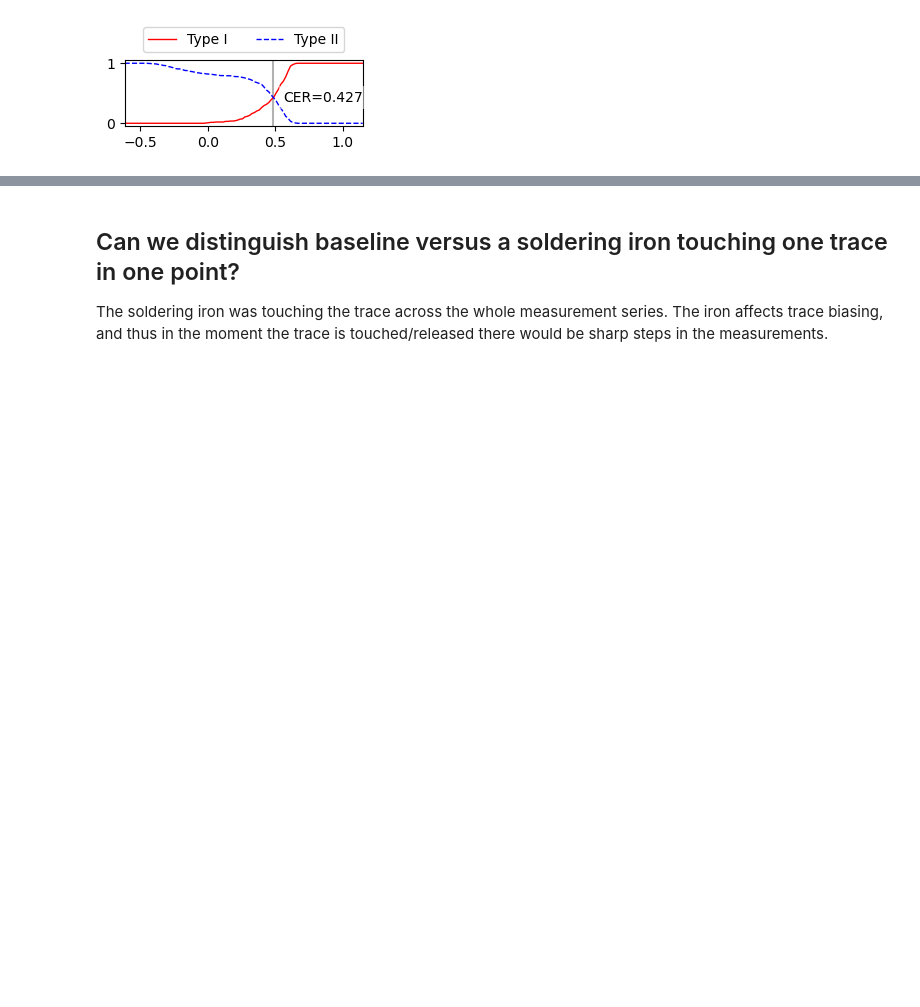
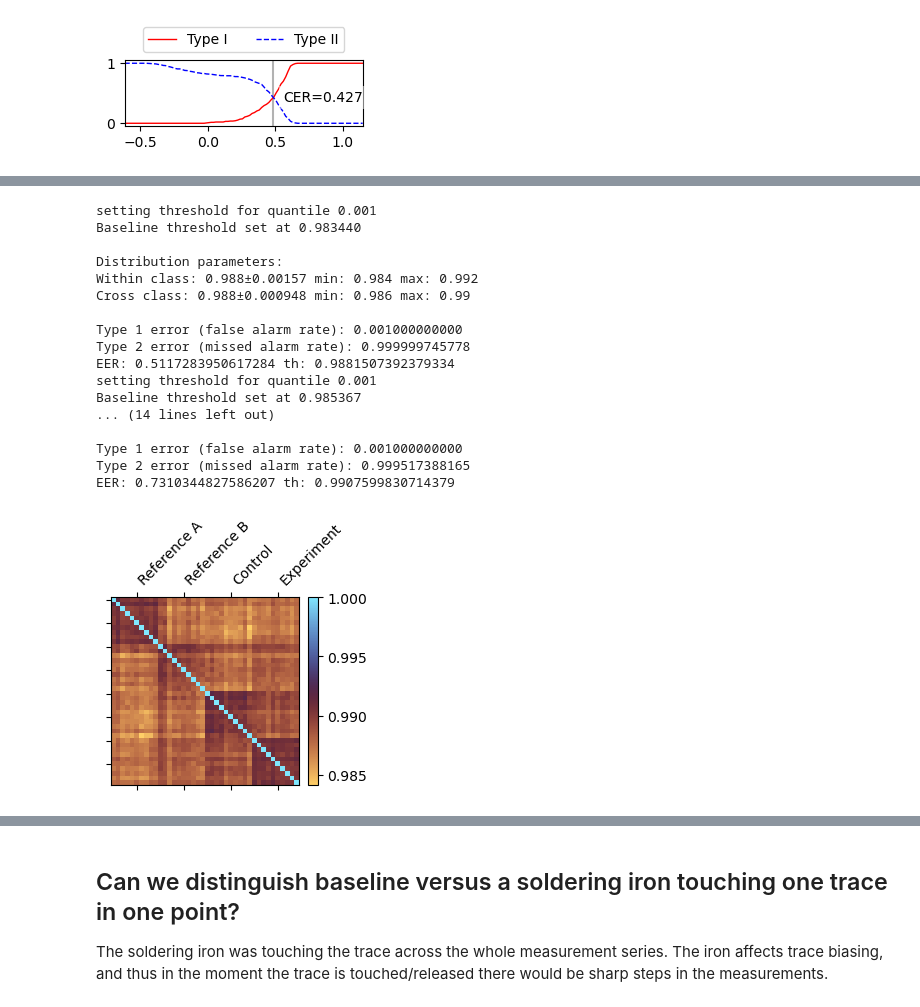
Before and after one commit to jaseg/sampling-mesh-monitor, a Jupyter notebook: jupyter_notebooks/classifier_tests.ipynb, the cells around one changed output, grey strips where cells are left out. Drawn from its saved outputs; the diff is of its cells as text; code cells hidden in the pictures; blank space fills up the shorter version.

```diff
--- a/jupyter_notebooks/classifier_tests.ipynb
+++ b/jupyter_notebooks/classifier_tests.ipynb
@@ -1434,0 +1455,62 @@ Type 2 error (missed alarm rate): 0.972331318110
+# %%
+group_a1 = [value for value in data_runs[f'short-within-trace-interleave-reference-25-07-11-04-p0.3'] if value['info']['serial'] != 72][:30]
+group_b1 = [value for value in data_runs[f'short-within-trace-interleave-reference-25-07-11-04-p0.3'] if value['info']['serial'] == 72]
+group_a1 = sorted(group_a1, key=lambda trace: trace['info']['serial'])
+
+smooth = 1e-10
+batchlabels = ([5, 15, 25, 35], ['Reference A', 'Reference B', 'Control', 'Experiment'])
+corr_before = plot_vector_covar(group_a1, group_b1, plot_cdf=True, do_lines=False, smooth=smooth, triangle_delta=False, return_matrix=True, batchlabels=batchlabels, figsize=(3, 3), label_placement='x')
+
+group_a2 = [value for value in data_runs[f'short-within-trace-interleave-modified-25-07-11-04-p0.3'] if value['info']['serial'] != 72]
+group_b2 = [value for value in data_runs[f'short-within-trace-interleave-modified-25-07-11-04-p0.3'] if value['info']['serial'] == 72]
+group_a2 = sorted(group_a2, key=lambda trace: trace['info']['serial'])
+
+corr_after = plot_vector_covar(group_a2, group_b2, plot_cdf=True, do_lines=False, smooth=smooth, triangle_delta=False, return_matrix=True, batchlabels=batchlabels, figsize=(3, 3), label_placement='x')
+
+plot_vector_covar(group_b1, group_b2, plot_cdf=True, do_lines=True, smooth=smooth, triangle_delta=False, figsize=(3, 3))
+
+fig, ax = plt.subplots(figsize=(3, 2))
+alike = lambda corr, a, b, batch_size=10: corr[a*batch_size:(a+1)*batch_size, b*batch_size:(b+1)*batch_size].mean()
+for cand, label in {2: 'Control', 3: 'Experiment'}.items():
+    x1, y1 = alike(corr_before, cand, 0), alike(corr_before, cand, 1)
+    x2, y2 = alike(corr_after, cand, 0), alike(corr_after, cand, 1)
+    ax.plot([x1, x2], [y1, y2], 'o-', label=label)
+ax.grid()
+ax.set_xlabel('Similarity to Reference A')
+ax.set_ylabel('Similarity to Reference B')
+ax.legend()
+
+colors = plt.get_cmap('tab20').colors
+cit = iter(colors)
+fig, ax = plt.subplots(figsize=(4, 3))
+alike = lambda corr, a, b, batch_size=10: corr[a*batch_size:(a+1)*batch_size, b*batch_size:(b+1)*batch_size]
+for cand, (label, marker) in {2: ('Control', 'o'), 3: ('Experiment', 's')}.items():
+    x1, y1 = alike(corr_before, cand, 0), alike(corr_before, cand, 1)
+    x2, y2 = alike(corr_after, cand, 0), alike(corr_after, cand, 1)
+    ax.scatter(x1.flatten(), y1.flatten(), label=f'{label} before', alpha=1, marker=marker, s=5, color=next(cit))
+    ax.scatter(x2.flatten(), y2.flatten(), label=f'{label} after', alpha=1, marker=marker, s=5, color=next(cit))
+ax.grid()
+ax.set_xlabel('Similarity to Reference A')
+ax.set_ylabel('Similarity to Reference B')
+ax.legend()
+fig.tight_layout()
+fig.savefig('../paper/fig_short_interleave_scatter.pdf')
+# %% [output]
+setting threshold for quantile 0.001
+Baseline threshold set at 0.983440
+
+Distribution parameters:
+Within class: 0.988±0.00157 min: 0.984 max: 0.992
+Cross class: 0.988±0.000948 min: 0.986 max: 0.99
+
+Type 1 error (false alarm rate): 0.001000000000
+Type 2 error (missed alarm rate): 0.999999745778
+EER: 0.5117283950617284 th: 0.9881507392379334
+setting threshold for quantile 0.001
+Baseline threshold set at 0.985367
+... (14 lines left out)
+
+Type 1 error (false alarm rate): 0.001000000000
+Type 2 error (missed alarm rate): 0.999517388165
+EER: 0.7310344827586207 th: 0.9907599830714379
+[figure, added]
```
Also changed, not shown: parts of 10 cells of this notebook, 13 other files.
